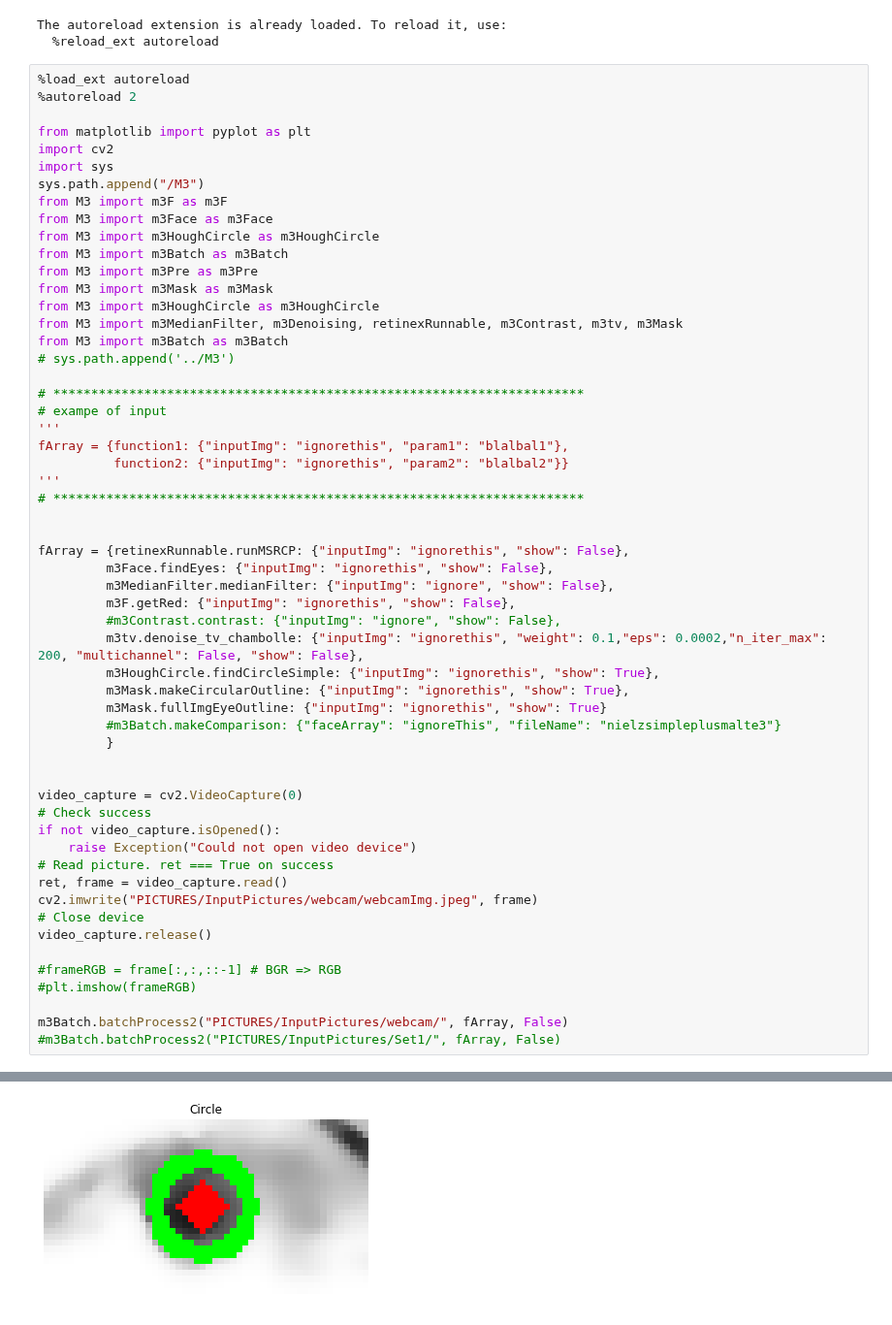
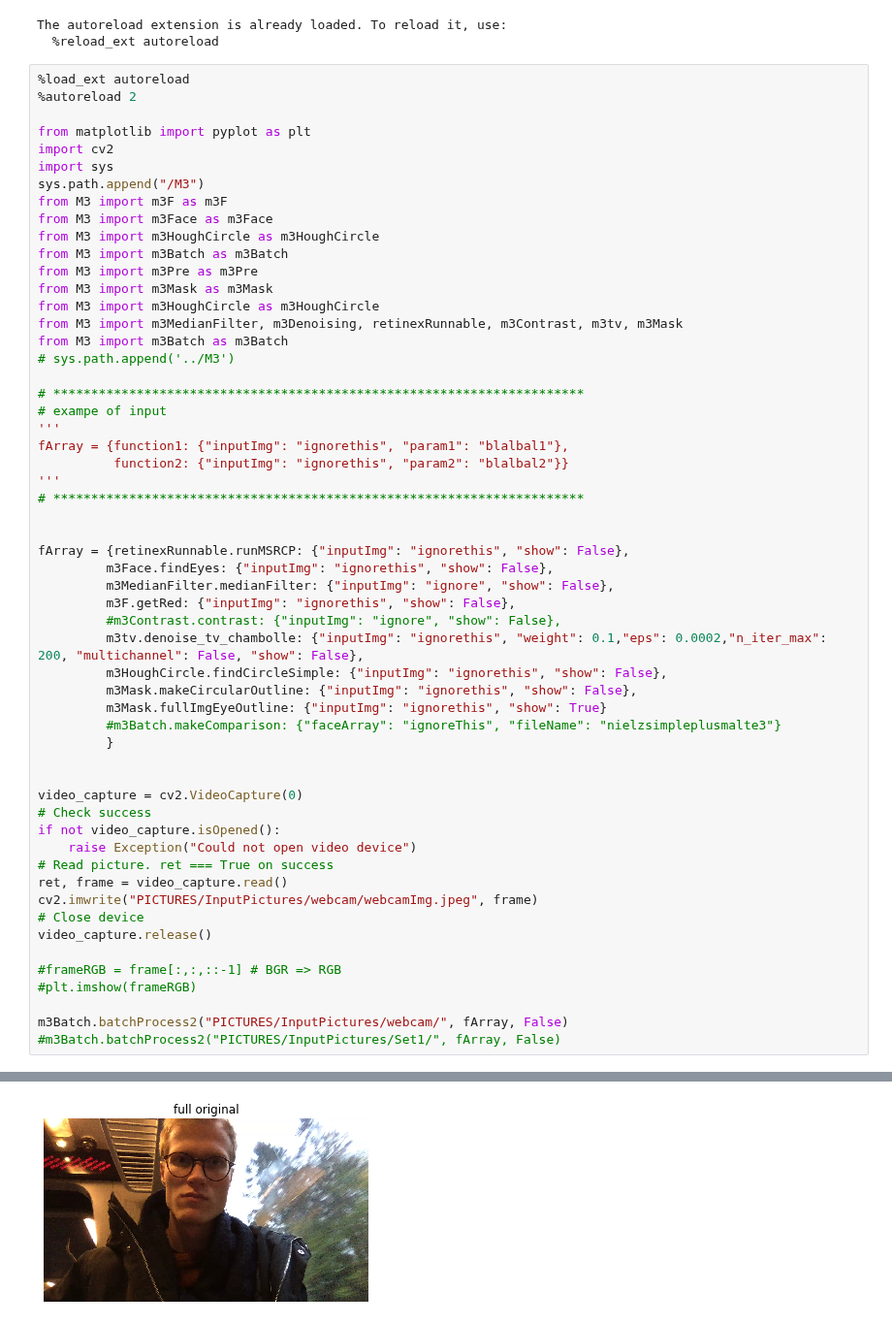
Before and after one commit to nielsr2/P3-G306, a Jupyter notebook: STRUCTURE/NOTEBOOKS/DemoDay.ipynb, the cells around one changed output, grey strips where cells are left out. Shown at 97% size. Cells and saved outputs as stored; diff of their text form.

```diff
--- a/STRUCTURE/NOTEBOOKS/DemoDay.ipynb
+++ b/STRUCTURE/NOTEBOOKS/DemoDay.ipynb
@@ -40,8 +40,8 @@ fArray = {retinexRunnable.runMSRCP: {"inputImg": "ignorethis", "show": False},
          m3F.getRed: {"inputImg": "ignorethis", "show": False},
          #m3Contrast.contrast: {"inputImg": "ignore", "show": False},
          m3tv.denoise_tv_chambolle: {"inputImg": "ignorethis", "weight": 0.1,"eps": 0.0002,"n_iter_max": 200, "multichannel": False, "show": False},
-         m3HoughCircle.findCircleSimple: {"inputImg": "ignorethis", "show": True},
-         m3Mask.makeCircularOutline: {"inputImg": "ignorethis", "show": True},
+         m3HoughCircle.findCircleSimple: {"inputImg": "ignorethis", "show": False},
+         m3Mask.makeCircularOutline: {"inputImg": "ignorethis", "show": False},
          m3Mask.fullImgEyeOutline: {"inputImg": "ignorethis", "show": True}
          #m3Batch.makeComparison: {"faceArray": "ignoreThis", "fileName": "nielzsimpleplusmalte3"}
          }
@@ -80 +86 @@ function name  findCircleSimple
-[figure, old version]
+[figure, new version]
```
Also changed, not shown: parts of 1 cell of this notebook, 2 other files.
